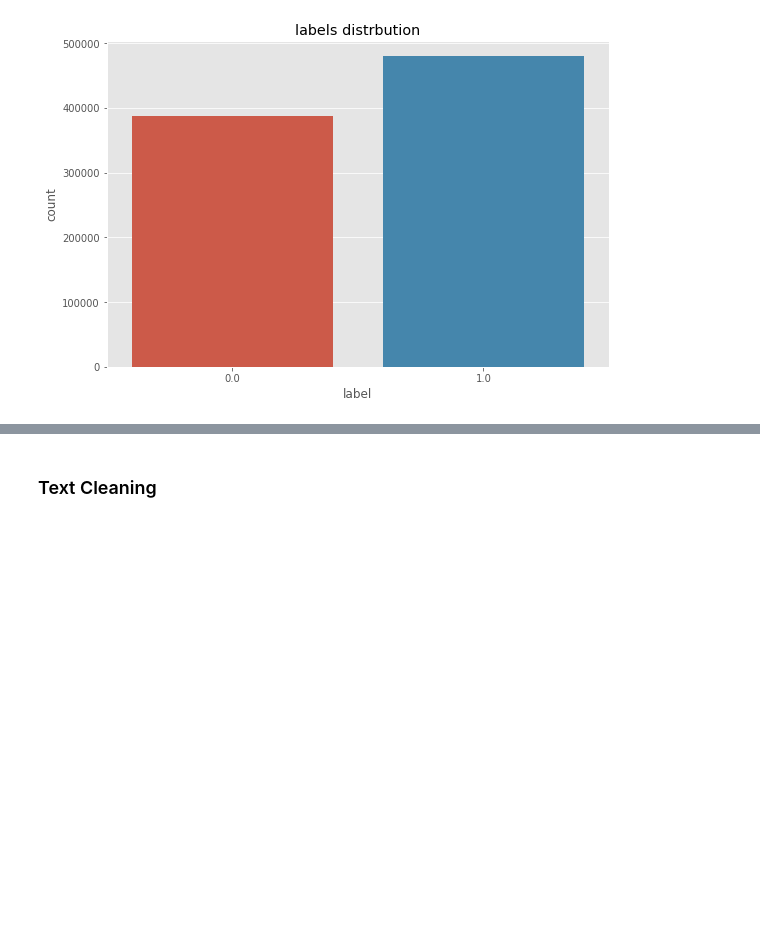
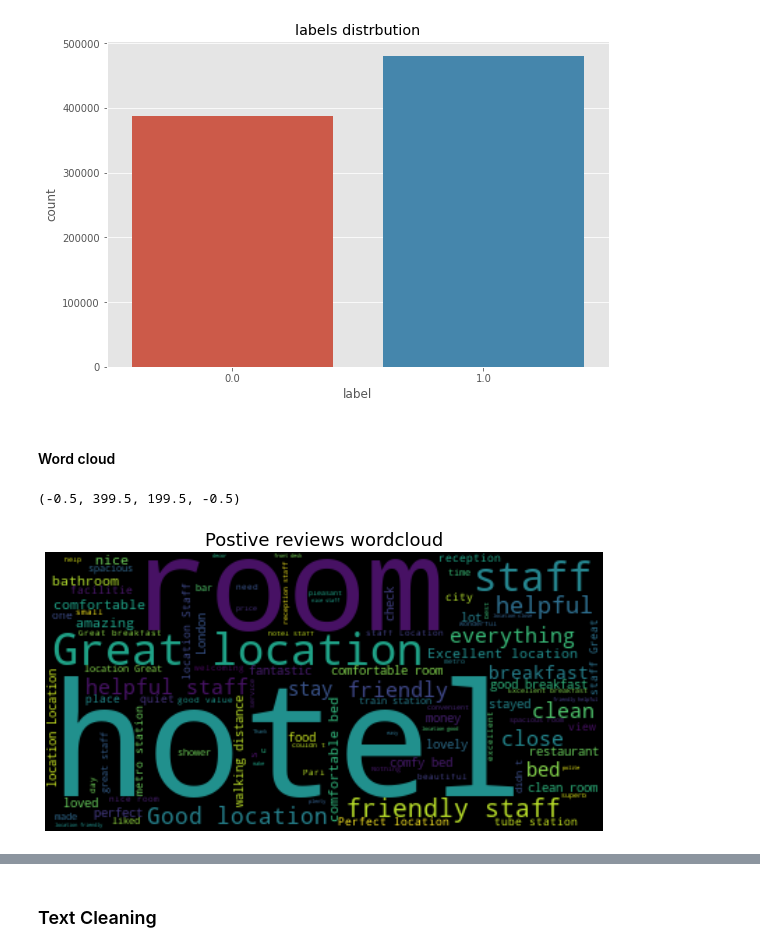
Before and after one commit to maidaly/Android-App-for-Arabic-Handwritten-Digits-Recognition-, a Jupyter notebook: Hotels_reviews_sentiment_analysis_LogisticRegression.ipynb, the cells around one changed output, grey strips where cells are left out. Saved outputs shown, nothing was run; the diff lists cells and outputs as text; code cells hidden in the pictures; blank space fills up the shorter version.

```diff
--- a/Hotels_reviews_sentiment_analysis_LogisticRegression.ipynb
+++ b/Hotels_reviews_sentiment_analysis_LogisticRegression.ipynb
@@ -109,3 +118,15 @@ plt.title('labels distrbution')
 # %% [output]
 Text(0.5, 1.0, 'labels distrbution')
 [figure]
+# %% [markdown]
+#### Word cloud
+# %%
+plt.figure(figsize=(10,10))
+text = ' '.join(reviews_data[reviews_data['label']== 1.0]['review'])
+wordcloud = WordCloud(max_words=100, ).generate(text=text)
+plt.imshow(wordcloud, interpolation='bilinear' )
+plt.title("Postive reviews wordcloud", size=18)
+plt.axis("off")
+# %% [output]
+(-0.5, 399.5, 199.5, -0.5)
+[figure, added]
```
Also changed, not shown: parts of 10 cells of this notebook.
